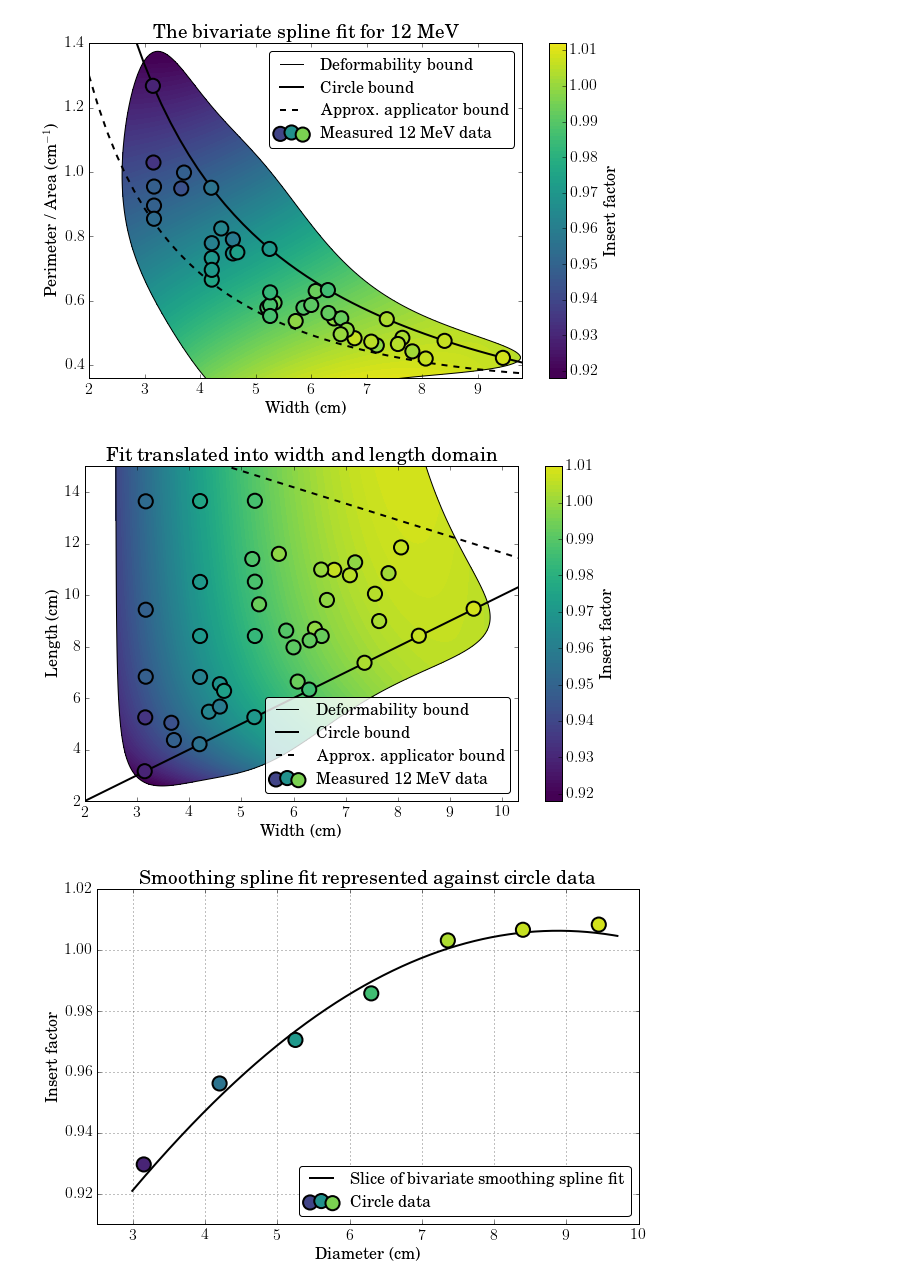
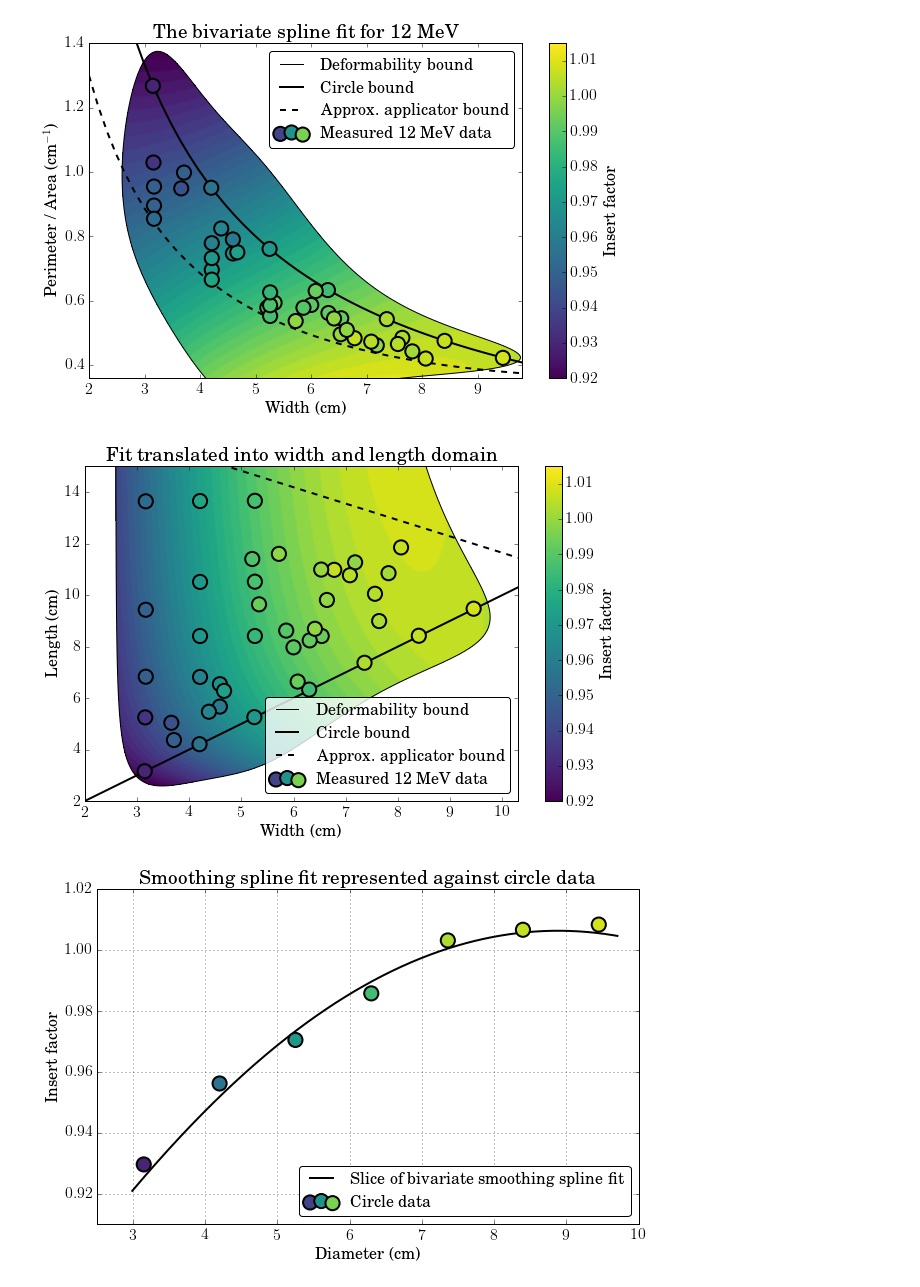
Before and after one commit to SimonBiggs/electronfactors, a Jupyter notebook: examples/Results -- Contour plots of model.ipynb, the cells around one changed output. Saved outputs shown, nothing was run; the diff lists cells and outputs as text; code cells hidden in the pictures.

```diff
--- a/examples/Results -- Contour plots of model.ipynb
+++ b/examples/Results -- Contour plots of model.ipynb
@@ -93,11 +95,22 @@ max_eqPonA = to_eqPonA(max_eqPonA_width, max_length)
 
 plt.figure(figsize=(6 * 1.618, 6))
 c = plt.contourf(
-    xx, yy, full_colour_zz, 100, alpha=1,
+    xx, yy, full_colour_zz, 40, alpha=1,
+    cmap=green_cm, vmin=vmin, vmax=vmax)
+plt.contour(
+    xx, yy, full_colour_zz, 40, alpha=1,
     cmap=green_cm, vmin=vmin, vmax=vmax)
 colourbar = plt.colorbar(
     c, ticks=np.arange(0.90, 1.1, 0.01),
     label=r'Insert factor')
+
+cbar_ax = colourbar.ax
+
+norm = Normalize(vmin=vmin, vmax=vmax)
+
+cb = ColorbarBase(
+    cbar_ax, cmap=green_cm, alpha=1,
+    norm=norm, label=r'Insert factor')
 
 # c = plt.contourf(
 #     xx, yy, transperant_zz, 100, alpha=1, #alpha=0.5,
@@ -107,12 +120,12 @@ plt.scatter(
     width, eqPonA, s=200, lw=2,
     c=factor, cmap=green_cm,
     vmin=vmin, vmax=vmax,
-    zorder=3)
+    zorder=100)
 
 plt.scatter(
     [-1]*3, [-1]*3, s=200, lw=2,
     c=[green_cm(0.2), green_cm(0.5), green_cm(0.8)],
-    zorder=3,
+    zorder=100,
     label=r'Measured 12 MeV data')
 
 
@@ -121,10 +134,10 @@ plt.plot(3, 0.4, 'k-', label=r'Deformability bound')
 
 plt.plot(
     circle_bound_width, circle_bound_eqPonA,
-    'k', lw=2, label=r'Circle bound')
+    'k', lw=2, label=r'Circle bound', zorder=99)
 plt.plot(
     max_eqPonA_width, max_eqPonA, 'k--',
-    lw=2, label=r'Approx. applicator bound')
+    lw=2, label=r'Approx. applicator bound', zorder=99)
 
 plt.xlabel(r'Width (cm)')
 plt.ylabel(r'Perimeter / Area (cm$^{-1}$)')
@@ -135,8 +148,9 @@ plt.ylim([0.36,1.4])
 plt.legend(fancybox=True)
 
 plt.savefig('figures/spline_fit_natural.png', bbox_inches='tight', dpi=300)
+plt.savefig('figures/spline_fit_natural.eps', bbox_inches='tight')
 # %% [output]
-[figure, old version]
+[figure, new version]
 # %%
 x = np.arange(2.5, 10, 0.01)
 y = np.arange(2.5, 18, 0.02)
@@ -183,11 +197,21 @@ max_length = 4 * max_area / (np.pi * max_length_width)
 
 
 plt.figure(figsize=(6 * 1.618, 6))
-c = plt.contourf(mesh_width, mesh_length, full_colour_width_length_zz, 100,
+c = plt.contourf(mesh_width, mesh_length, full_colour_width_length_zz, 40,
+                 alpha=1, cmap=green_cm, vmin=vmin, vmax=vmax)
+plt.contour(mesh_width, mesh_length, full_colour_width_length_zz, 40,
                  alpha=1, cmap=green_cm, vmin=vmin, vmax=vmax)
 colourbar = plt.colorbar(
     c, ticks=np.arange(0.90, 1.1, 0.01),
     label=r'Insert factor')
+
+cbar_ax = colourbar.ax
+
+norm = Normalize(vmin=vmin, vmax=vmax)
+
+cb = ColorbarBase(
+    cbar_ax, cmap=green_cm, alpha=1,
+    norm=norm, label=r'Insert factor')
 
 # c = plt.contourf(mesh_width, mesh_length, transperant_width_length_zz, 100,
 #                  alpha=1, #alpha=0.5,
@@ -197,36 +221,37 @@ plt.scatter(
     width, length, s=200, lw=2,
     c=factor, cmap=green_cm,
     vmin=vmin, vmax=vmax,
     zorder=3)
 
 plt.scatter(
     [-1]*3, [-1]*3, s=200, lw=2,
     c=[green_cm(0.2), green_cm(0.5), green_cm(0.8)],
     zorder=3,
     label=r'Measured 12 MeV data')
 
 plt.contour(mesh_width, mesh_length, give, levels=[0.5], colors='k')
 plt.plot(3, 0.4, 'k-', label=r'Deformability bound')
 
 plt.plot(
     circle_bound_width, circle_bound_width,
-    'k', lw=2, label=r'Circle bound')
+    'k', lw=2, label=r'Circle bound', zorder=2)
 plt.plot(
     max_length_width, max_length,
-    'k--', lw=2, label=r'Approx. applicator bound')
+    'k--', lw=2, label=r'Approx. applicator bound', zorder=2)
 
 plt.xlabel(r'Width (cm)')
 plt.ylabel(r'Length (cm)')
 plt.title(r'Fit translated into width and length domain')
 plt.xlim([2, 10.3])
 plt.ylim([2, 15])
 
 legend = plt.legend(fancybox=True, loc='lower right')
 legend.get_frame().set_facecolor([1,1,1,0.8])
 
 plt.savefig('figures/spline_fit_transformed.png', bbox_inches='tight', dpi=300)
+plt.savefig('figures/spline_fit_transformed.eps', bbox_inches='tight')
 # %% [output]
-[figure, old version]
+[figure, new version]
 # %%
 plt.figure(figsize=(6 * 1.618, 6))
 
```
Also changed, not shown: parts of 2 cells of this notebook, 21 other files.
